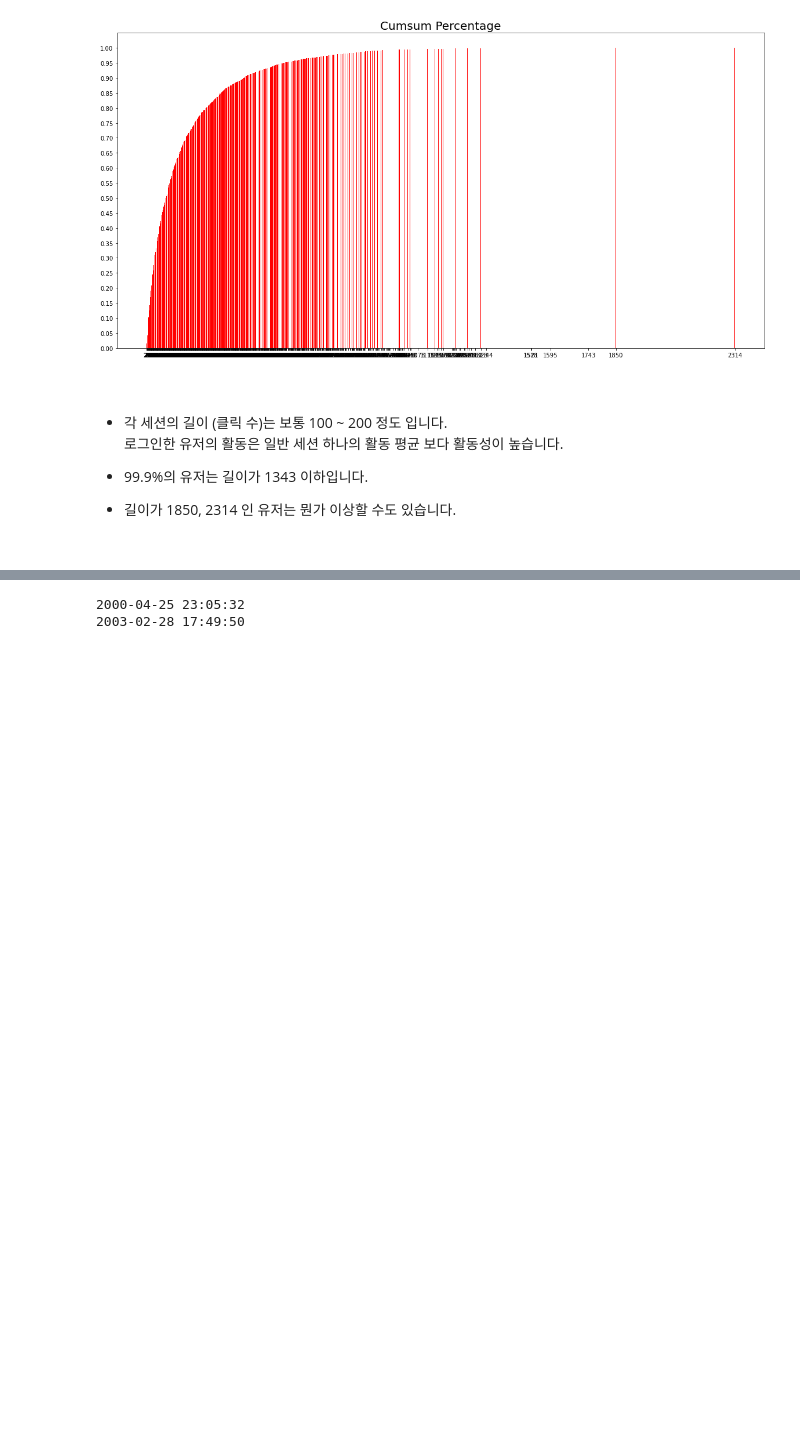
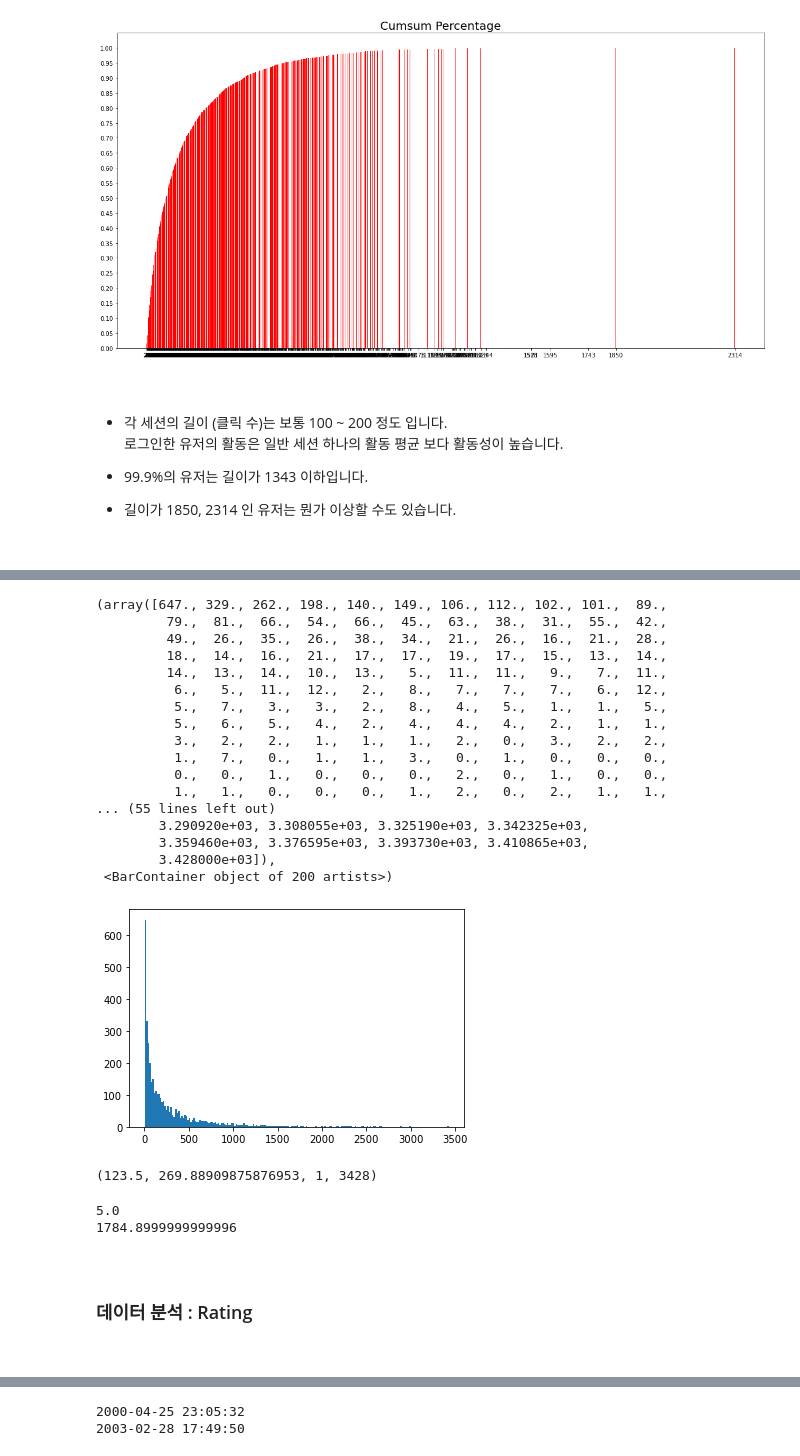
Before and after one commit to doutoury/movie_recommendation_02, a Jupyter notebook: movie_recommendation_project.ipynb, the cells around one changed output, grey strips where cells are left out. Drawn from its saved outputs; the diff is of its cells as text; code cells hidden in the pictures; blank space fills up the shorter version.

```diff
--- a/movie_recommendation_project.ipynb
+++ b/movie_recommendation_project.ipynb
@@ -395,0 +384,5 @@ plt.show()
+# %%
+# 각 영화별 rating 데이터 수 확인
+
+movie_length = data.groupby('MovieId').size()
+movie_length.sort_values()
@@ -395,0 +420,44 @@ plt.show()
+# %%
+# movie_length 의 rating 된 빈도수 분포 확인
+
+plt.hist(movie_length, bins=200)
+# %% [output]
+(array([647., 329., 262., 198., 140., 149., 106., 112., 102., 101.,  89.,
+         79.,  81.,  66.,  54.,  66.,  45.,  63.,  38.,  31.,  55.,  42.,
+         49.,  26.,  35.,  26.,  38.,  34.,  21.,  26.,  16.,  21.,  28.,
+         18.,  14.,  16.,  21.,  17.,  17.,  19.,  17.,  15.,  13.,  14.,
+         14.,  13.,  14.,  10.,  13.,   5.,  11.,  11.,   9.,   7.,  11.,
+          6.,   5.,  11.,  12.,   2.,   8.,   7.,   7.,   7.,   6.,  12.,
+          5.,   7.,   3.,   3.,   2.,   8.,   4.,   5.,   1.,   1.,   5.,
+          5.,   6.,   5.,   4.,   2.,   4.,   4.,   4.,   2.,   1.,   1.,
+          3.,   2.,   2.,   1.,   1.,   1.,   2.,   0.,   3.,   2.,   2.,
+          1.,   7.,   0.,   1.,   1.,   3.,   0.,   1.,   0.,   0.,   0.,
+          0.,   0.,   1.,   0.,   0.,   0.,   2.,   0.,   1.,   0.,   0.,
+          1.,   1.,   0.,   0.,   0.,   1.,   2.,   0.,   2.,   1.,   1.,
+... (55 lines left out)
+        3.290920e+03, 3.308055e+03, 3.325190e+03, 3.342325e+03,
+        3.359460e+03, 3.376595e+03, 3.393730e+03, 3.410865e+03,
+        3.428000e+03]),
+ <BarContainer object of 200 artists>)
+[figure, added]
+# %%
+# 세션별 행동 수의 중앙값, 평균, 최소값, 최대값 확인
+
+movie_length.median(), movie_length.mean(), movie_length.min(), movie_length.max()
+# %% [output]
+(123.5, 269.88909875876953, 1, 3428)
+# %%
+# 사분위 분포 확인
+
+print(movie_length.quantile(0.08))
+print(movie_length.quantile(0.99))
+# %% [output]
+5.0
+1784.8999999999996
+# %% [markdown]
+<br>
+
+### 데이터 분석 : Rating <br>
+
+
+<br>
```
Also changed, not shown: parts of 72 cells of this notebook.
